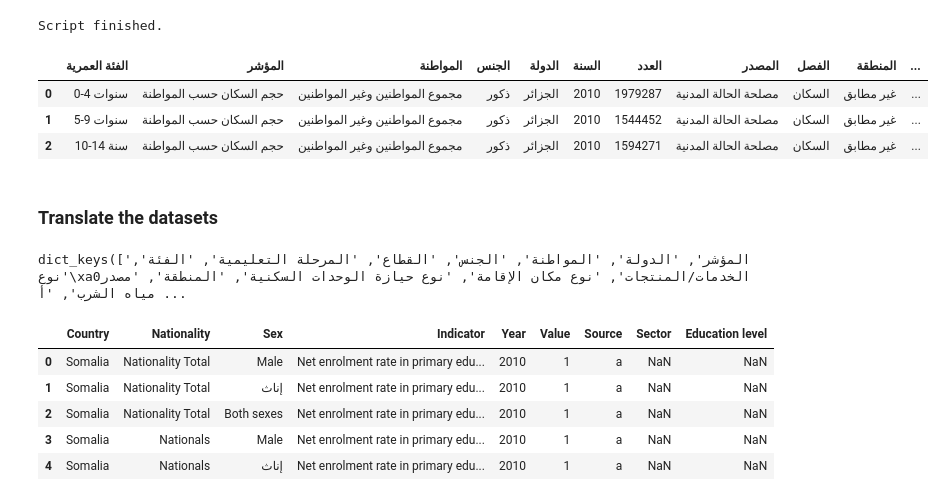
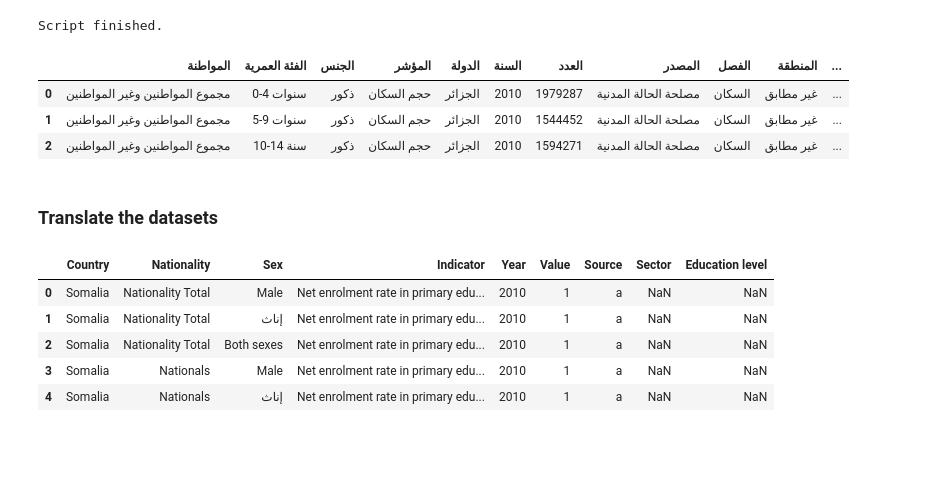
Before and after one commit to raffi1974/DSS-consolidate-questionnaires, a Jupyter notebook: merge googlesheets questionnaires with option to specify folders.ipynb, the cells around one changed output. Saved outputs shown, nothing was run; the diff lists cells and outputs as text; code cells hidden in the pictures; blank space fills up the shorter version.

```diff
--- a/merge googlesheets questionnaires with option to specify folders.ipynb
+++ b/merge googlesheets questionnaires with option to specify folders.ipynb
@@ -304,17 +304,17 @@ for idx, row in df_urls.iterrows():
 
 # Concatenate the lists into final dataframes
 if df_ar:
-    final_ar_df = pd.concat(df_ar, ignore_index=True)
+    merged_ar_df = pd.concat(df_ar, ignore_index=True)
     #change the Theme in arabic
-    final_ar_df['Theme']=final_ar_df['Theme'].map({'Population':'السكان', 'Health':'الصحة','Education':'التعليم','Housing':'السكن','Labor':'العمالة','Poverty':'الفقر'})
+    merged_ar_df['Theme']=merged_ar_df['Theme'].map({'Population':'السكان', 'Health':'الصحة','Education':'التعليم','Housing':'السكن','Labor':'العمالة','Poverty':'الفقر'})
     #rename columns
-    final_ar_df.rename(columns={'Year': 'السنة', 'Value': 'العدد','Source': 'المصدر', 'Theme':'الفصل'}, inplace=True)
-    final_ar_df.to_excel("arabic_questionnaires.xlsx", index=False)
+    merged_ar_df.rename(columns={'Year': 'السنة', 'Value': 'العدد','Source': 'المصدر', 'Theme':'الفصل'}, inplace=True)
+    merged_ar_df.to_excel("arabic_questionnaires.xlsx", index=False)
 
 
 if df_en:
-    final_en_df = pd.concat(df_en, ignore_index=True)
-    final_en_df.to_excel("english_questionnaires.xlsx", index=False)
+    merged_en_df = pd.concat(df_en, ignore_index=True)
+    merged_en_df.to_excel("english_questionnaires.xlsx", index=False)
 
 print("\nScript finished.")
 # %% [output]
@@ -347,37 +347,44 @@ df_ar[0].head()
 # %%
-# Concatenate the lists into final dataframes
+#read in arabic indicator names correction dictionary
+ind_correction=pd.read_excel('arabic to arabic indicator correction.xlsx')
+indicator_correction_dict=dict(zip(ind_correction['Indicators_originally_before_consolidation'],ind_correction['Indicator_mapping_consolidated']))
+
+
+# Concatenate the lists into final dataframes and correct for Arabic indicator names
 if df_ar:
-    final_ar_df = pd.concat(df_ar, ignore_index=True)
+    merged_ar_df = pd.concat(df_ar, ignore_index=True)
     #change the Theme in arabic
-    final_ar_df['Theme']=final_ar_df['Theme'].map({'Population':'السكان', 'Health':'الصحة','Education':'التعليم','Housing':'السكن','Labor':'العمالة','Poverty':'الفقر'})
+    merged_ar_df['Theme']=merged_ar_df['Theme'].map({'Population':'السكان', 'Health':'الصحة','Education':'التعليم','Housing':'السكن','Labor':'العمالة','Poverty':'الفقر'})
     #rename columns
-    final_ar_df.rename(columns={'Year': 'السنة', 'Value': 'العدد','Source': 'المصدر', 'Theme':'الفصل'}, inplace=True)
+    merged_ar_df.rename(columns={'Year': 'السنة', 'Value': 'العدد','Source': 'المصدر', 'Theme':'الفصل'}, inplace=True)
     #change nulls to غير مطابق
     # Identify columns to fill, excluding the ones specified.
-    cols_to_fill = [col for col in final_ar_df.columns if col not in ['الدولة', 'السنة', 'العدد']]
+    cols_to_fill = [col for col in merged_ar_df.columns if col not in ['الدولة', 'السنة', 'العدد']]
     # Loop through the identified columns and fill NaN values.
     for col in cols_to_fill:
-        final_ar_df[col] = final_ar_df[col].fillna('غير مطابق')
+        merged_ar_df[col] = merged_ar_df[col].fillna('غير مطابق')
 
-    final_ar_df.to_excel('arabic_questionnaires.xlsx', index=False)
+    #correct the indicator column
+    merged_ar_df['المؤشر']=merged_ar_df['المؤشر'].map(indicator_correction_dict)
+    merged_ar_df.to_excel('arabic_questionnaires.xlsx', index=False)
 
 
 if df_en:
-    final_en_df = pd.concat(df_en, ignore_index=True)
+    merged_en_df = pd.concat(df_en, ignore_index=True)
     #change nulls to Not applicable
-    cols_to_fill = [col for col in final_ar_df.columns if col not in ['Country','Year','Value']]
+    cols_to_fill = [col for col in merged_ar_df.columns if col not in ['Country','Year','Value']]
     # Loop through the identified columns and fill NaN values.
     for col in cols_to_fill:
-        final_ar_df[col] = final_ar_df[col].fillna('Not Applicable')
-    final_en_df.to_excel('english_questionnaires.xlsx', index=False)
+        merged_ar_df[col] = merged_ar_df[col].fillna('Not Applicable')
+    merged_en_df.to_excel('english_questionnaires.xlsx', index=False)
 
 print('\nScript finished.')
 # %% [output]
 Script finished.
 # %%
-final_ar_df.head(3)
+merged_ar_df.head(3)
 # %% [output]
-|  | الفئة العمرية | المؤشر | المواطنة | الجنس | الدولة | السنة | العدد | المصدر | الفصل | المنطقة | ... |
-| 0 | 0-4 سنوات | حجم السكان حسب المواطنة | مجموع المواطنين وغير المواطنين | ذكور | الجزائر | 2010 | 1979287 | مصلحة الحالة المدنية | السكان | غير مطابق | ... |
-| 1 | 5-9 سنوات | حجم السكان حسب المواطنة | مجموع المواطنين وغير المواطنين | ذكور | الجزائر | 2010 | 1544452 | مصلحة الحالة المدنية | السكان | غير مطابق | ... |
-| 2 | 10-14 سنة | حجم السكان حسب المواطنة | مجموع المواطنين وغير المواطنين | ذكور | الجزائر | 2010 | 1594271 | مصلحة الحالة المدنية | السكان | غير مطابق | ... |
+|  | المواطنة | الفئة العمرية | الجنس | المؤشر | الدولة | السنة | العدد | المصدر | الفصل | المنطقة | ... |
+| 0 | مجموع المواطنين وغير المواطنين | 0-4 سنوات | ذكور | حجم السكان | الجزائر | 2010 | 1979287 | مصلحة الحالة المدنية | السكان | غير مطابق | ... |
+| 1 | مجموع المواطنين وغير المواطنين | 5-9 سنوات | ذكور | حجم السكان | الجزائر | 2010 | 1544452 | مصلحة الحالة المدنية | السكان | غير مطابق | ... |
+| 2 | مجموع المواطنين وغير المواطنين | 10-14 سنة | ذكور | حجم السكان | الجزائر | 2010 | 1594271 | مصلحة الحالة المدنية | السكان | غير مطابق | ... |
@@ -408,7 +413,3 @@ for dim in [d for d in df_translation['col_ar'].unique() if d not in ['السن
     Ar_En_dictionary.update(
         {dim:{'dim_values':dict(zip(df_dim['val_ar'], df_dim['val_en'])),
               'dim': {df_dim['col_ar'].unique()[0]:df_dim['col_en'].unique()[0]}}})
-# %%
-Ar_En_dictionary.keys()
-# %% [output]
-dict_keys(['المؤشر', 'الدولة', 'المواطنة', 'الجنس', 'القطاع', 'المرحلة التعليمية', 'الفئة', 'نوع\xa0الخدمات/المنتجات', 'نوع مكان الإقامة', 'نوع حيازة الوحدات السكنية', 'المنطقة', 'مصدر مياه الشرب', 'أ ...
```
Also changed, not shown: parts of 6 cells of this notebook.
